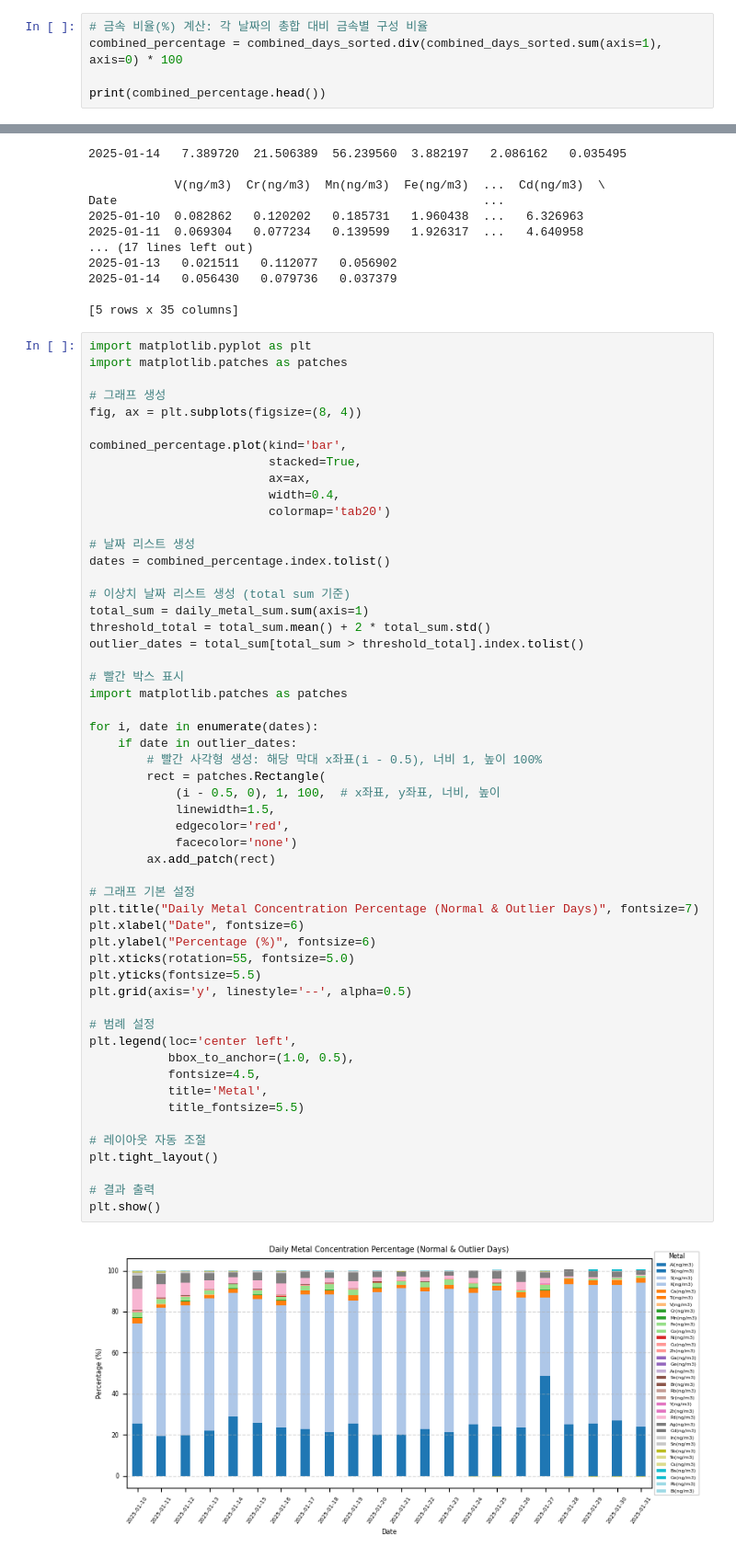
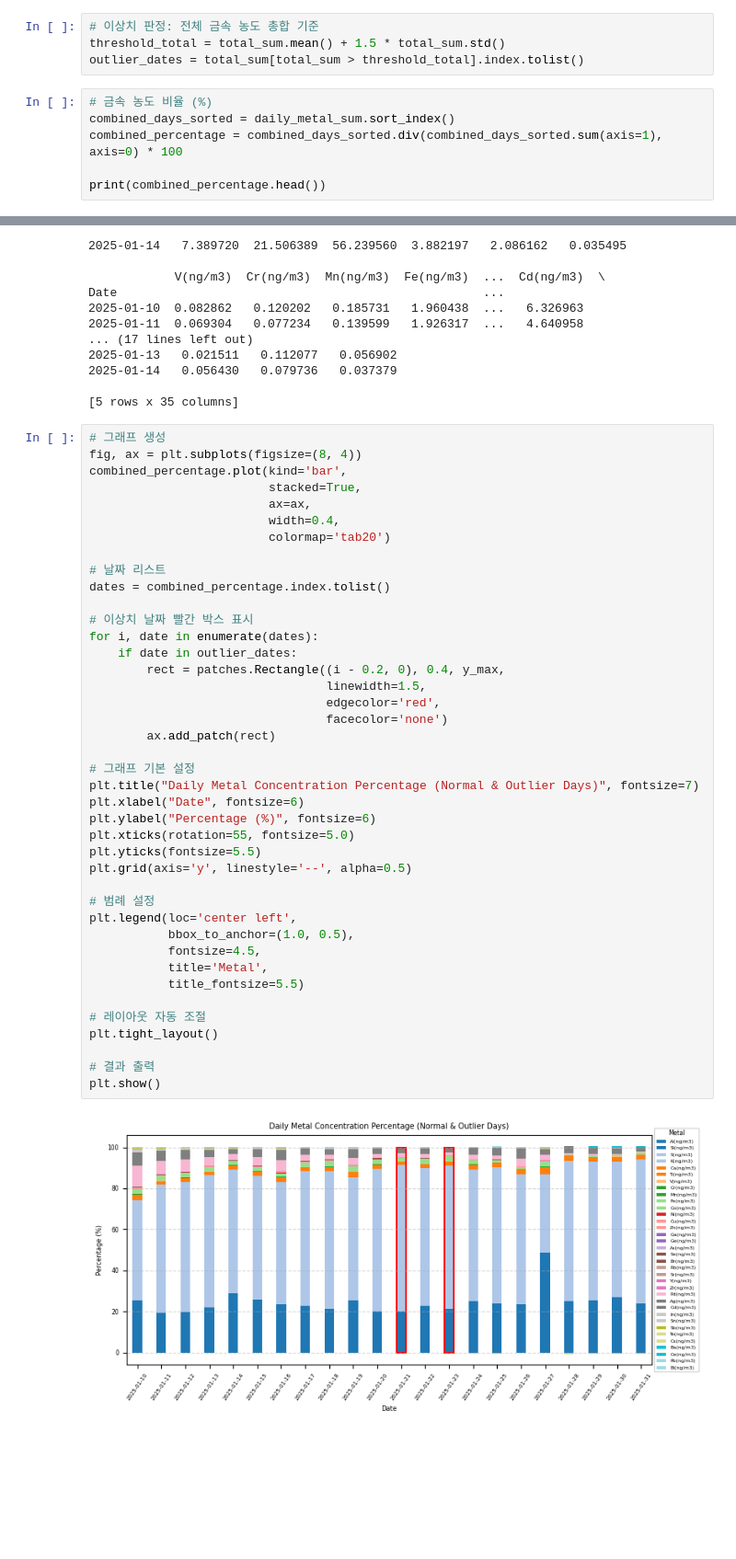
Before and after one commit to hyen0322/Data, a Jupyter notebook: Daily Metal Concentration Percentage.ipynb, the cells around one changed output, grey strips where cells are left out. Shown at 92% size. Cells and saved outputs as stored; diff of their text form; blank space fills up the shorter version.

```diff
--- a/Daily Metal Concentration Percentage.ipynb
+++ b/Daily Metal Concentration Percentage.ipynb
@@ -81,5 +26,10 @@ Date                                                   ...
+# %%
+# 이상치 판정: 전체 금속 농도 총합 기준
+threshold_total = total_sum.mean() + 1.5 * total_sum.std()
+outlier_dates = total_sum[total_sum > threshold_total].index.tolist()
 # %%
-# 금속 비율(%) 계산: 각 날짜의 총합 대비 금속별 구성 비율
+# 금속 농도 비율 (%)
+combined_days_sorted = daily_metal_sum.sort_index()
 combined_percentage = combined_days_sorted.div(combined_days_sorted.sum(axis=1), axis=0) * 100
 
 print(combined_percentage.head())
@@ -102,58 +52,45 @@ Date                                                   ...
 
 [5 rows x 35 columns]
 # %%
-import matplotlib.pyplot as plt
-import matplotlib.patches as patches
-
 # 그래프 생성
 fig, ax = plt.subplots(figsize=(8, 4))
-
 combined_percentage.plot(kind='bar',
                          stacked=True,
                          ax=ax,
                          width=0.4,
                          colormap='tab20')
 
-# 날짜 리스트 생성
+# 날짜 리스트
 dates = combined_percentage.index.tolist()
 
-# 이상치 날짜 리스트 생성 (total sum 기준)
-total_sum = daily_metal_sum.sum(axis=1)
-threshold_total = total_sum.mean() + 2 * total_sum.std()
-outlier_dates = total_sum[total_sum > threshold_total].index.tolist()
-
-# 빨간 박스 표시
-import matplotlib.patches as patches
-
+# 이상치 날짜 빨간 박스 표시
 for i, date in enumerate(dates):
     if date in outlier_dates:
-        # 빨간 사각형 생성: 해당 막대 x좌표(i - 0.5), 너비 1, 높이 100%
-        rect = patches.Rectangle(
-            (i - 0.5, 0), 1, 100,  # x좌표, y좌표, 너비, 높이
-            linewidth=1.5,
-            edgecolor='red',
-            facecolor='none')
+        rect = patches.Rectangle((i - 0.2, 0), 0.4, y_max,
+                                 linewidth=1.5,
+                                 edgecolor='red',
+                                 facecolor='none')
         ax.add_patch(rect)
 
 # 그래프 기본 설정
 plt.title("Daily Metal Concentration Percentage (Normal & Outlier Days)", fontsize=7)
 plt.xlabel("Date", fontsize=6)
 plt.ylabel("Percentage (%)", fontsize=6)
 plt.xticks(rotation=55, fontsize=5.0)
 plt.yticks(fontsize=5.5)
 plt.grid(axis='y', linestyle='--', alpha=0.5)
 
 # 범례 설정
 plt.legend(loc='center left',
            bbox_to_anchor=(1.0, 0.5),
            fontsize=4.5,
            title='Metal',
            title_fontsize=5.5)
 
 # 레이아웃 자동 조절
 plt.tight_layout()
 
 # 결과 출력
 plt.show()
 # %% [output]
-[figure, old version]
+[figure, new version]
```
Also changed, not shown: parts of 6 cells of this notebook.
